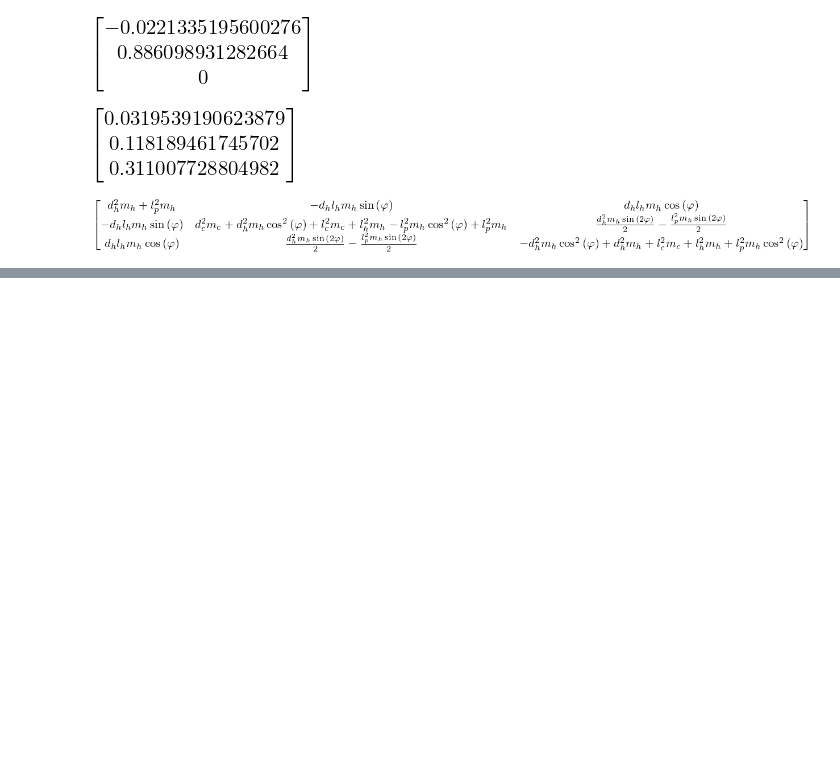
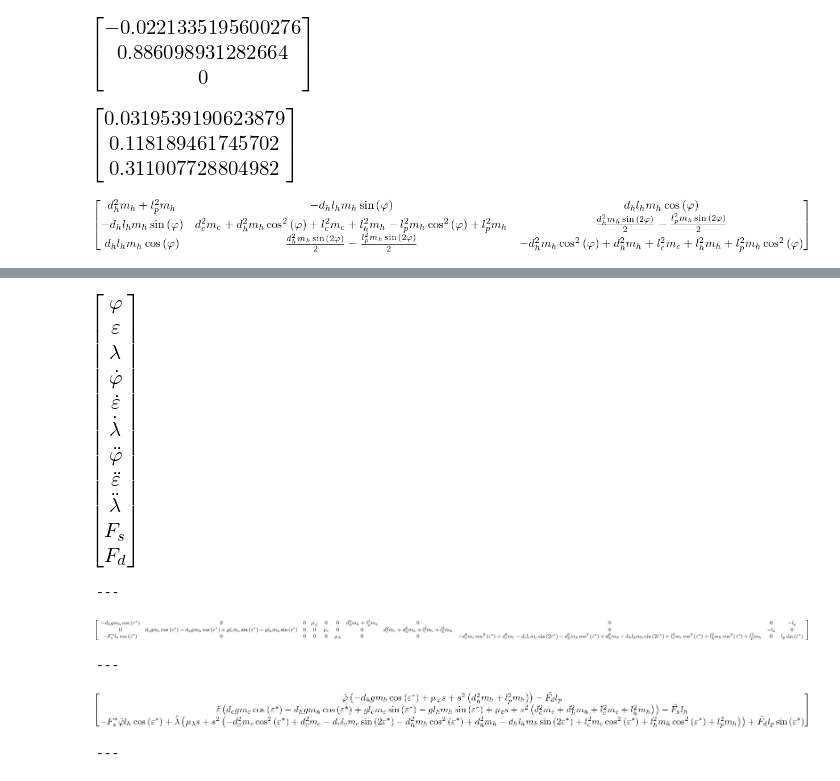
Before and after one commit to Rojetto/helicopter_thesis_code, a Jupyter notebook: scripts/model_derivation_new_frames.ipynb, the cells around one changed output, grey strips where cells are left out. Drawn from its saved outputs; the diff is of its cells as text; code cells hidden in the pictures; blank space fills up the shorter version.

```diff
--- a/scripts/model_derivation_new_frames.ipynb
+++ b/scripts/model_derivation_new_frames.ipynb
@@ -319,0 +347,18 @@ M.subs([(eps, 0)])
+# %%
+variables = st.row_stack(q, qd, qdd, Fs, Fd) ##:
+s = Symbol('s')
+eps_op, Fs_op = st.symb_vector('varepsilon^* F_s^*')
+# %% [output]
+[figure, added]
+---
+# %%
+jacobian_op = F.jacobian(variables).subz(variables, [0, eps_op, 0, 0, 0, 0, 0, 0, 0, Fs_op, 0]) ##:
+# %% [output]
+[figure, added]
+---
+# %%
+F_lin = jacobian_op * st.row_stack(q_diff, q_diff*s, q_diff*s**2, Fs_diff, Fd_diff)
+F_lin = Matrix([F_lin_i.collect(q_diff) for F_lin_i in F_lin]) ##:
+# %% [output]
+[figure, added]
+---
```
Also changed, not shown: parts of 8 cells of this notebook.
